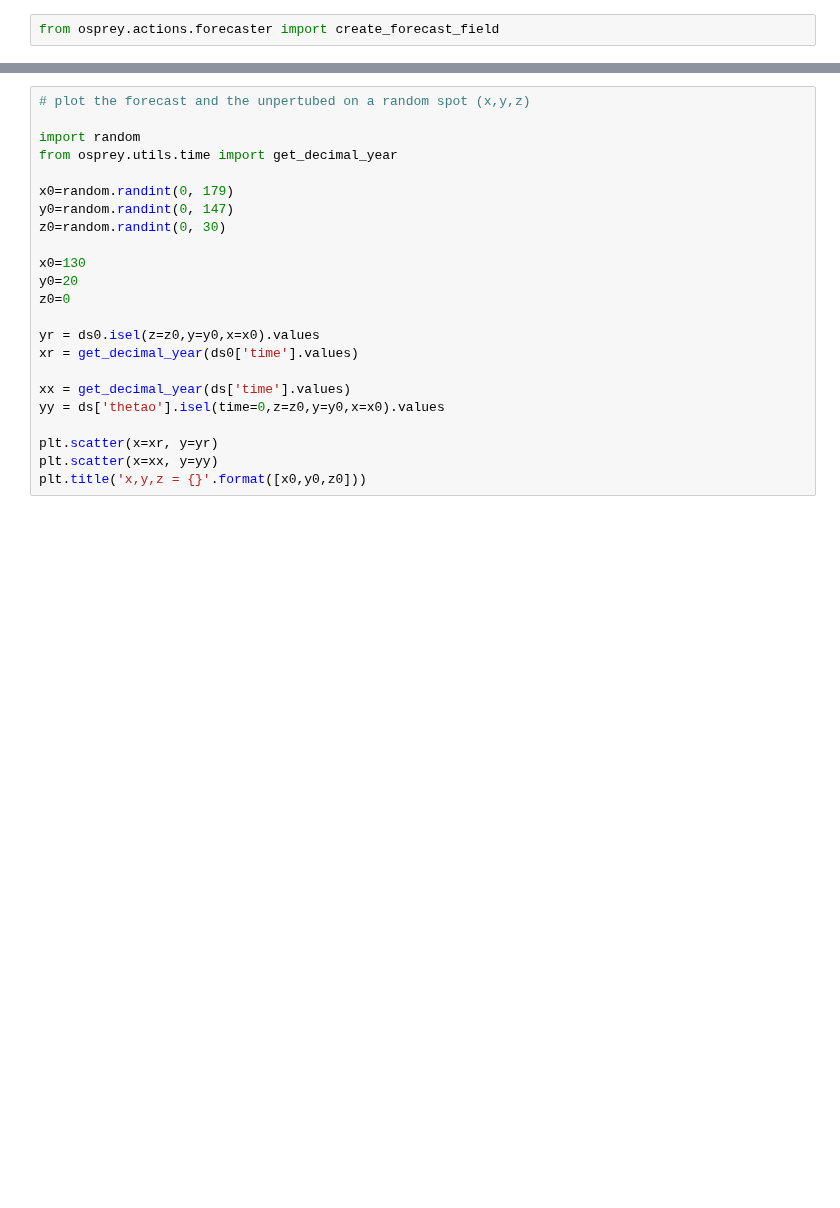
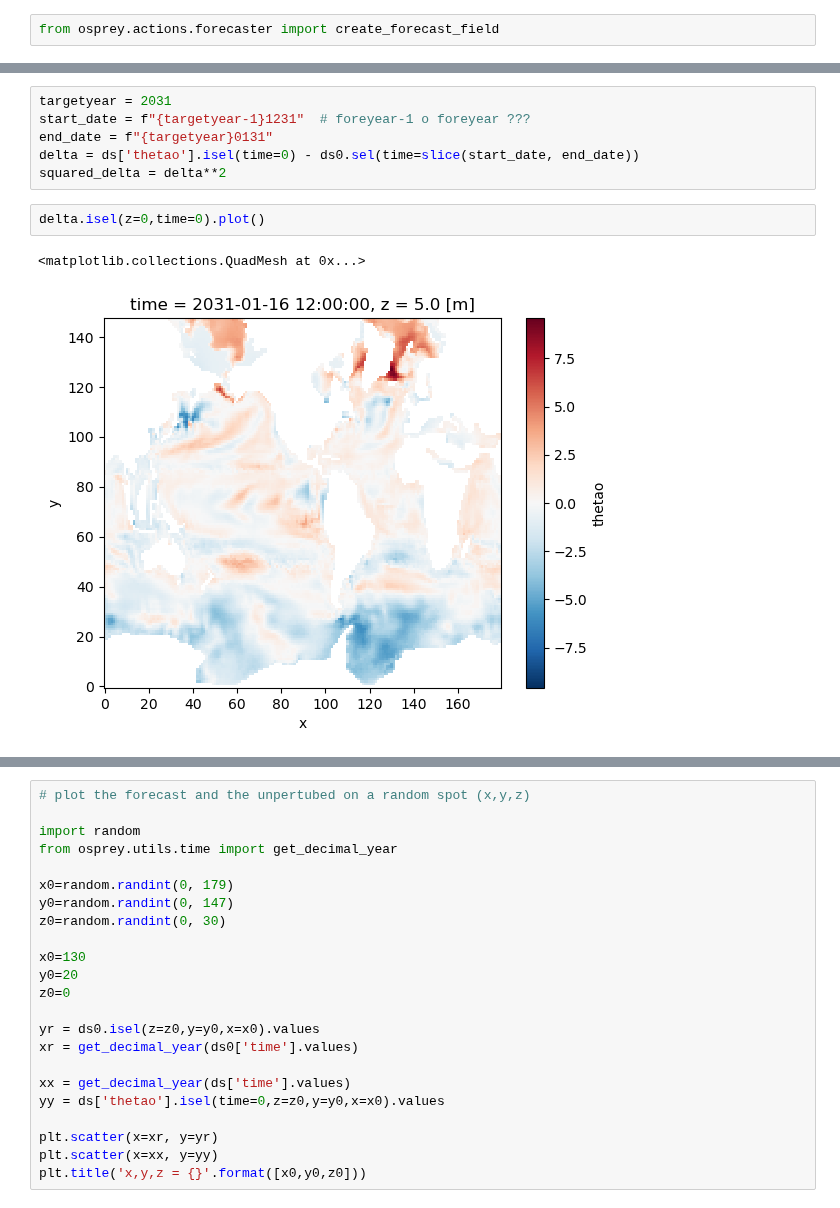
Before and after one commit to asozza/stece, a Jupyter notebook: osprey/notebooks/test_EOF_def.ipynb, the cells around one changed output, grey strips where cells are left out. Cells and saved outputs as stored; diff of their text form; blank space fills up the shorter version.

```diff
--- a/osprey/notebooks/test_EOF_def.ipynb
+++ b/osprey/notebooks/test_EOF_def.ipynb
@@ -29,0 +219,11 @@ ds0 = reader_nemo_field(expname='pi00', startyear=1990, endyear=2040, varname='t
+# %%
+targetyear = 2031
+start_date = f"{targetyear-1}1231"  # foreyear-1 o foreyear ???
+end_date = f"{targetyear}0131"
+delta = ds['thetao'].isel(time=0) - ds0.sel(time=slice(start_date, end_date))
+squared_delta = delta**2
+# %%
+delta.isel(z=0,time=0).plot()
+# %% [output]
+<matplotlib.collections.QuadMesh at 0x...>
+[figure, added]
```
Also changed, not shown: parts of 46 cells of this notebook, 10 other files.
